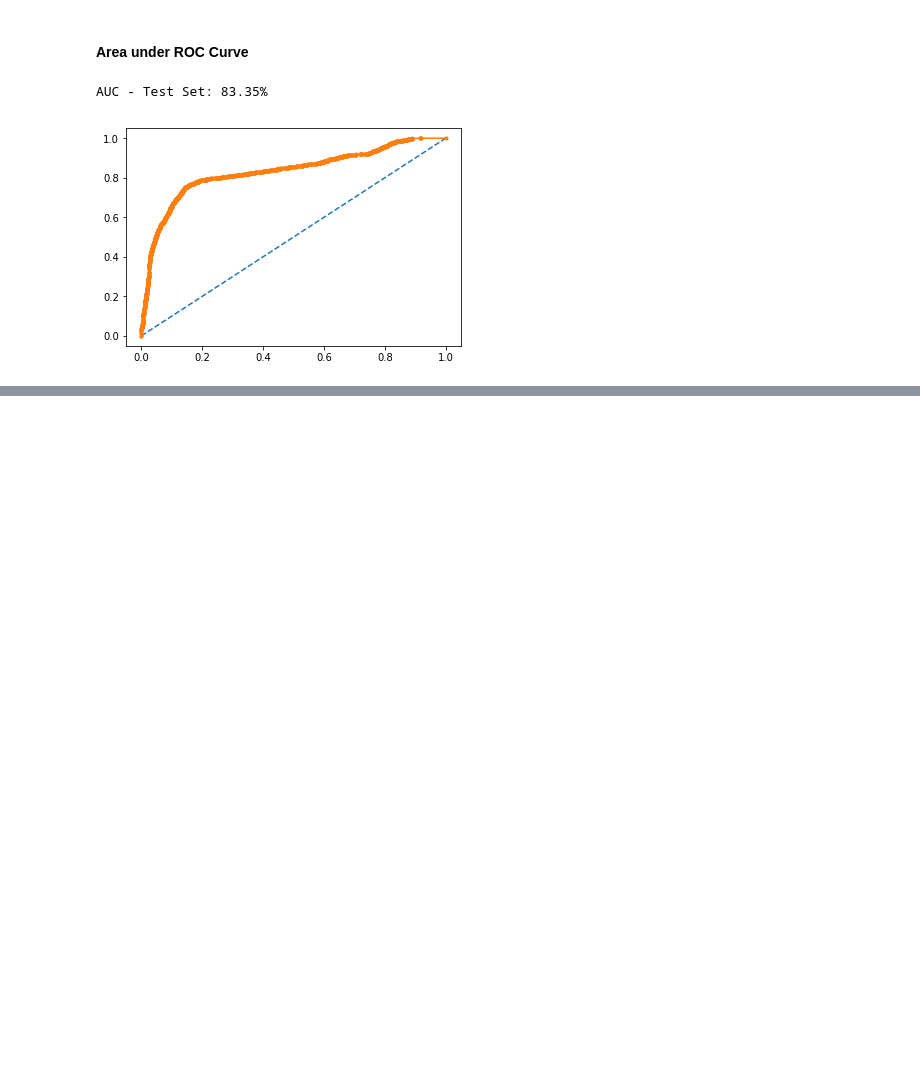
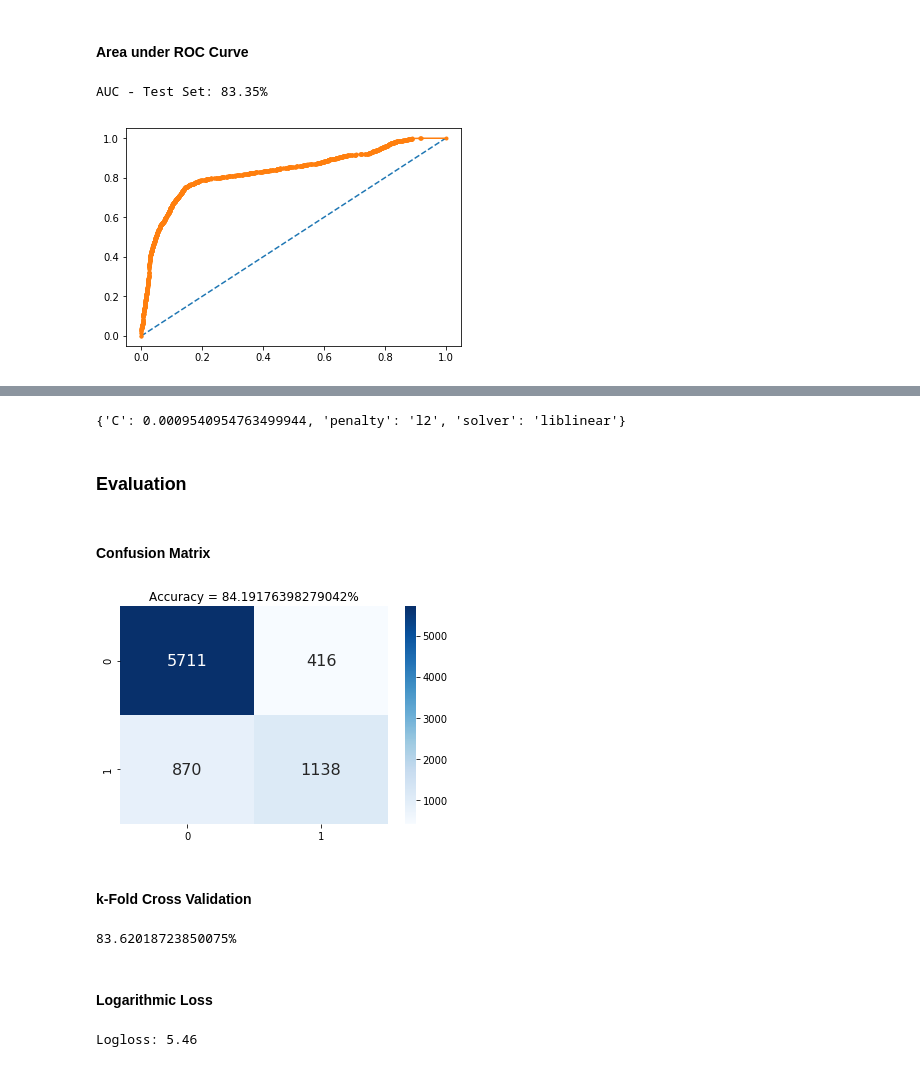
Before and after one commit to amansahil/Income-Predictor, a Jupyter notebook: main.ipynb, the cells around one changed output, grey strips where cells are left out. Drawn from its saved outputs; the diff is of its cells as text; code cells hidden in the pictures; blank space fills up the shorter version.

Commit message:
Added stacking

```diff
--- a/main.ipynb
+++ b/main.ipynb
@@ -762,0 +765,16 @@ AUC - Test Set: 83.35%
+# %%
+from sklearn.model_selection import StratifiedKFold
+def Stacking(model, train, y, test, n_fold):
+    folds = StratifiedKFold(n_splits = n_fold)
+    test_pred = np.empty((0,1), float)
+    train_pred = np.empty((0,1), float)
+
+    for train_indices, val_indices in folds.split(train, y.values):
+        x_train, x_val = train.iloc[train_indices], train.iloc[val_indices]
+        y_train, y_val = y.iloc[train_indices], y.iloc[val_indices]
+
+        model.fit(X = x_train.values, y = y_train.values.ravel())
+        train_pred = np.append(train_pred, model.predict(x_val))
+
+    test_pred = np.append(test_pred, model.predict(test))
+    return test_pred.reshape(-1,1), train_pred
@@ -762,0 +809,41 @@ AUC - Test Set: 83.35%
+# %%
+df = pd.concat([train_pred1, train_pred2], axis=1)
+df_test = pd.concat([test_pred1, test_pred2], axis=1)
+
+from sklearn.linear_model import LogisticRegression
+model = LogisticRegression()
+# %%
+# Applying Grid Search
+from sklearn.model_selection import GridSearchCV
+parameters = [
+    {
+        'C': np.logspace(-4, 4, 50),
+        'penalty': ['l1', 'l2'],
+        'solver': ['newton-cg', 'lbfgs', 'liblinear', 'sag', 'saga']
+    }
+]
+
+grid_search = GridSearchCV(estimator = model, param_grid = parameters, scoring = 'accuracy', cv = 3, n_jobs = -1)
+# %%
+grid_search.fit(df, y_train_stacking.values.ravel())
+y_pred = grid_search.predict(df_test)
+# %%
+print(grid_search.best_params_)
+# %% [output]
+{'C': 0.0009540954763499944, 'penalty': 'l2', 'solver': 'liblinear'}
+# %% [markdown]
+### Evaluation
+# %% [markdown]
+#### Confusion Matrix
+# %%
+cm = confusion_matrix(y_test, y_pred)
+
+ax = sns.heatmap(cm, annot=True, annot_kws={"size": 16}, cmap="Blues", fmt='g')
+
+# Workaround for matplot breaking heatmap
+plt.title('Accuracy = ' + str(accuracy_score(y_test, y_pred) * 100) + '%')
+plt.show()
+# %% [output]
+[figure, added]
+# %% [markdown]
+#### k-Fold Cross Validation
@@ -762,0 +854,11 @@ AUC - Test Set: 83.35%
+# %%
+print((str(accuracies.mean() * 100) + '%'))
+# %% [output]
+83.62018723850075%
+# %% [markdown]
+#### Logarithmic Loss
+# %%
+accuracy = log_loss(y_test, y_pred)
+print("Logloss: %.2f" % (accuracy))
+# %% [output]
+Logloss: 5.46
```
Also changed, not shown: parts of 5 cells of this notebook.
